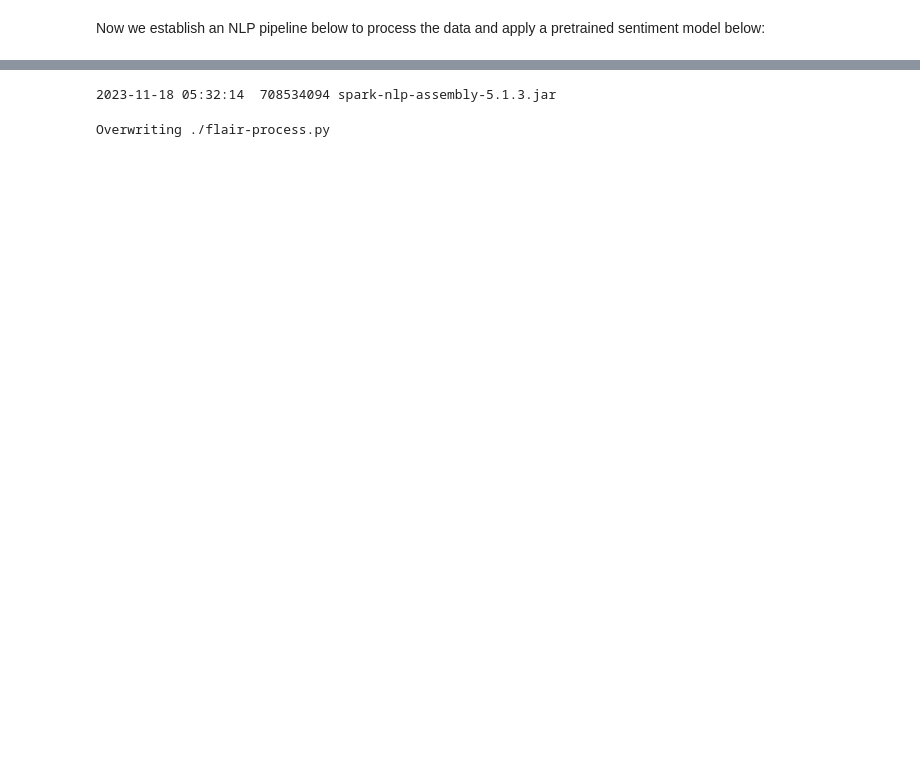
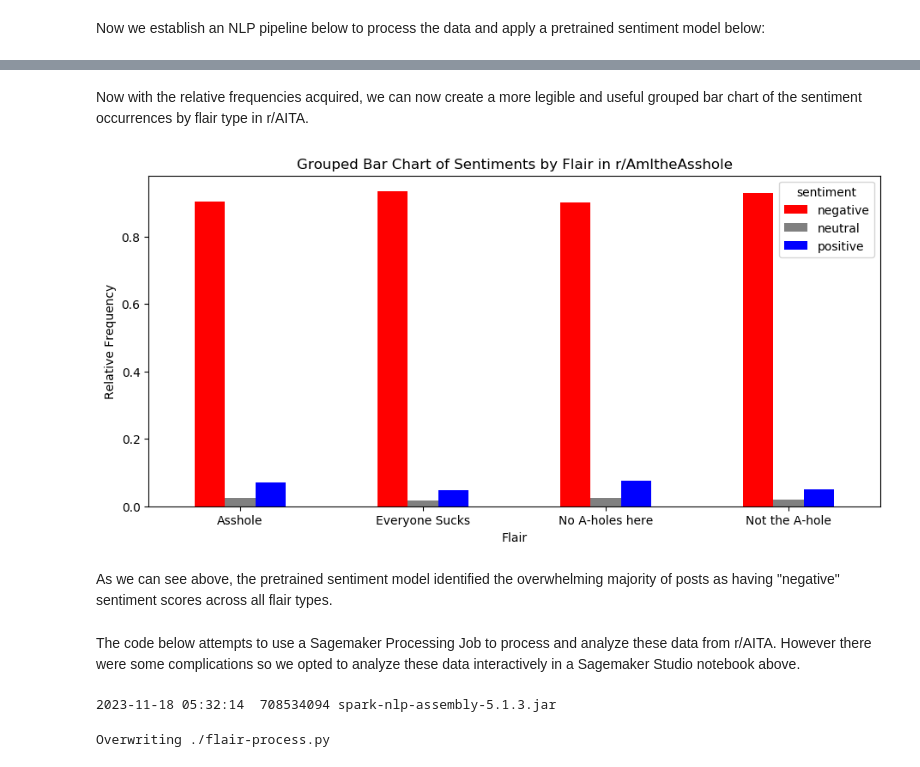
Before and after one commit to gu-dsan6000/fall-2023-reddit-project-team-17, a Jupyter notebook: code/project-nlp/flairs-nlp.ipynb, the cells around one changed output, grey strips where cells are left out. Saved outputs shown, nothing was run; the diff lists cells and outputs as text; code cells hidden in the pictures; blank space fills up the shorter version.

```diff
--- a/code/project-nlp/flairs-nlp.ipynb
+++ b/code/project-nlp/flairs-nlp.ipynb
@@ -73,0 +255,4 @@ Now we establish an NLP pipeline below to process the data and apply a pretraine
+# %%
+row_sums = df_pivot.sum(axis=1)
+df_pivot_prop = df_pivot.div(row_sums, axis=0)
+df_pivot_prop
@@ -74,3 +266,22 @@ Now we establish an NLP pipeline below to process the data and apply a pretraine
+# %% [markdown]
+Now with the relative frequencies acquired, we can now create a more legible and useful grouped bar chart of the sentiment occurrences by flair type in r/AITA.
+# %%
+df_pivot_prop.reset_index().plot(x = "link_flair_text",
+                                 kind = "bar", stacked = False,
+                                 title = "Grouped Bar Chart of Sentiments by Flair in r/AmItheAsshole",
+                                 xlabel = "Flair",
+                                ylabel = "Relative Frequency",
+                                rot = 0,
+                                figsize = (11,5),
+                                color = ["red","gray", "blue"])
+plt.savefig("../../website-source/img/flair_sentiments_barchart.png")
+plt.show()
+# %% [output]
+[figure, added]
+# %% [markdown]
+As we can see above, the pretrained sentiment model identified the overwhelming majority of posts as having "negative" sentiment scores across all flair types.
+# %% [markdown]
+The code below attempts to use a Sagemaker Processing Job to process and analyze these data from r/AITA. However there were some complications so we opted to analyze these data interactively in a Sagemaker Studio notebook above.
 # %%
 import sagemaker
 session = sagemaker.Session()
```
Also changed, not shown: parts of 21 cells of this notebook, 3 other files.
